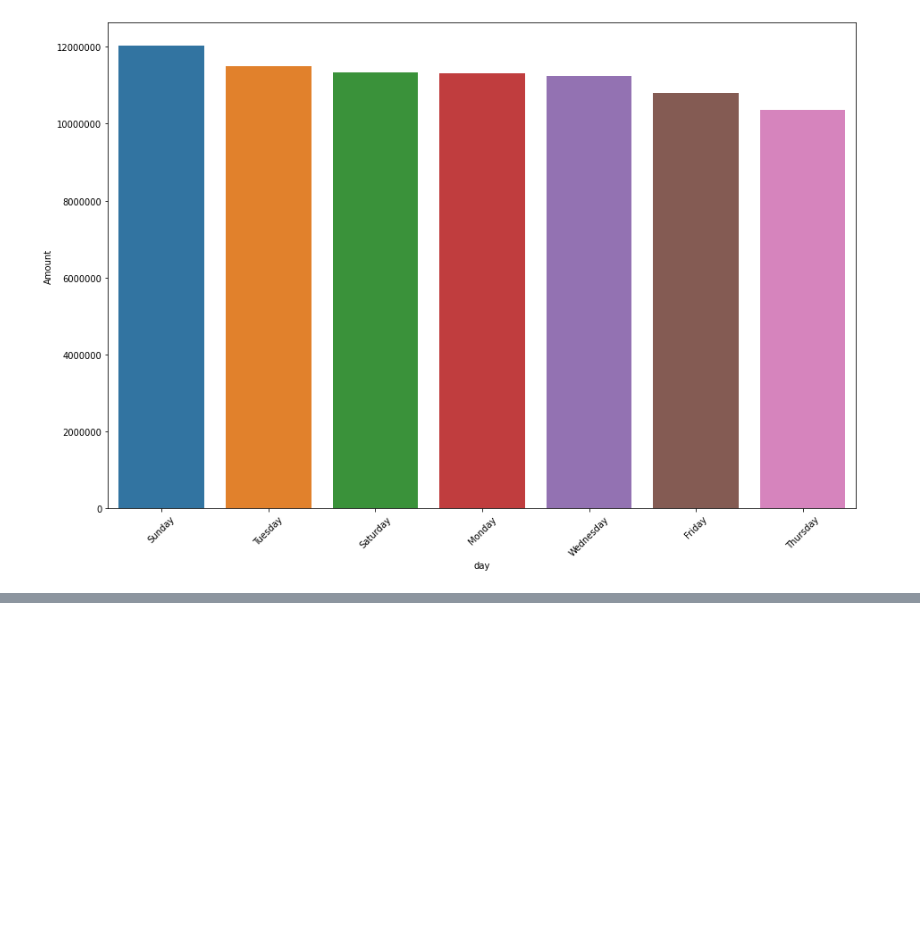
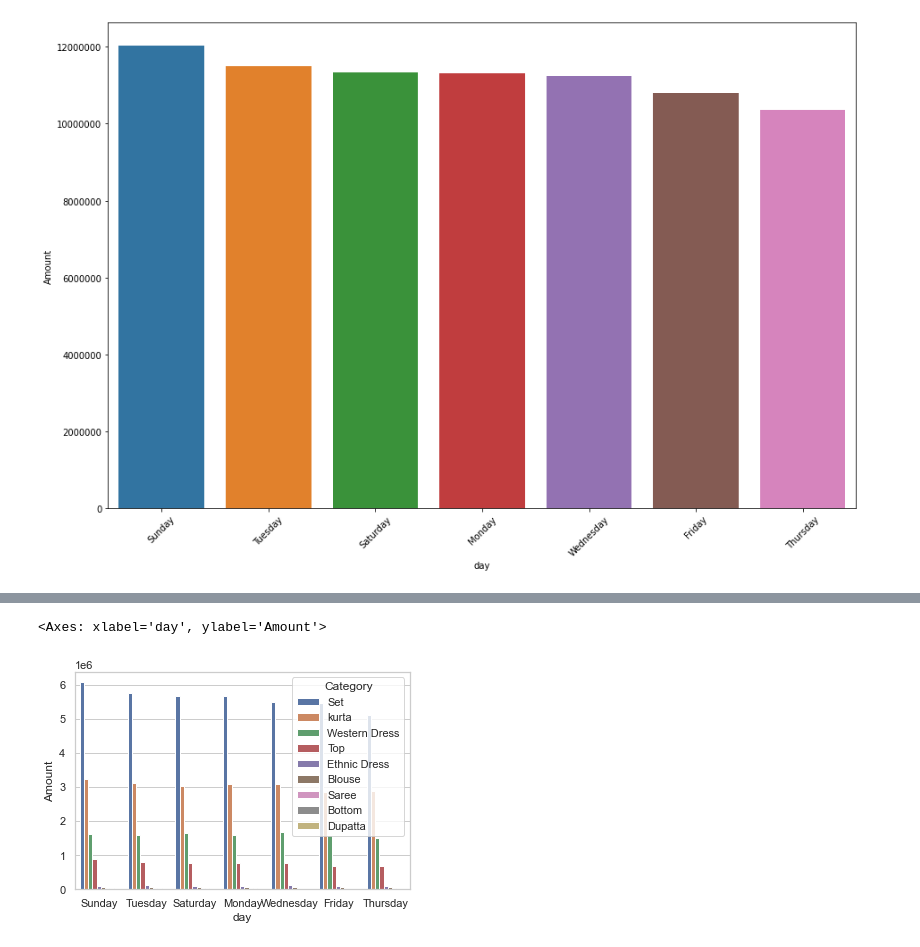
Before and after one commit to mryael977/Pipeline_project, a Jupyter notebook: your-code/pipeline.ipynb, the cells around one changed output, grey strips where cells are left out. Cells and saved outputs as stored; diff of their text form; code cells hidden in the pictures; blank space fills up the shorter version.

```diff
--- a/your-code/pipeline.ipynb
+++ b/your-code/pipeline.ipynb
@@ -187,0 +188,6 @@ plt.show()
+# %%
+amount_category_day = sns.barplot(x= 'day', y = 'Amount', hue = 'Category', data = data_by_day)
+amount_category_day
+# %% [output]
+<Axes: xlabel='day', ylabel='Amount'>
+[figure, added]
```
Also changed, not shown: parts of 3 cells of this notebook, 1 other file.
